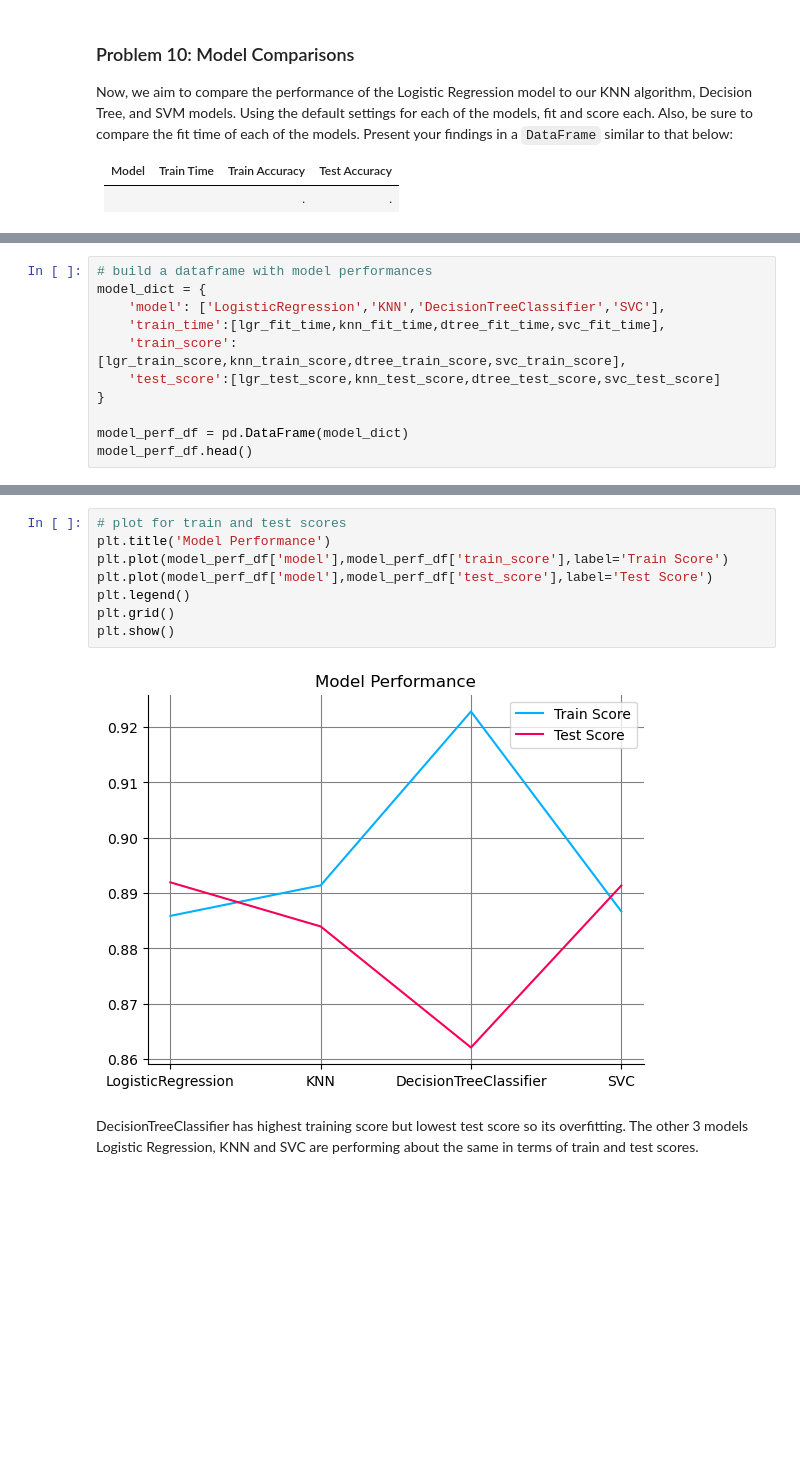
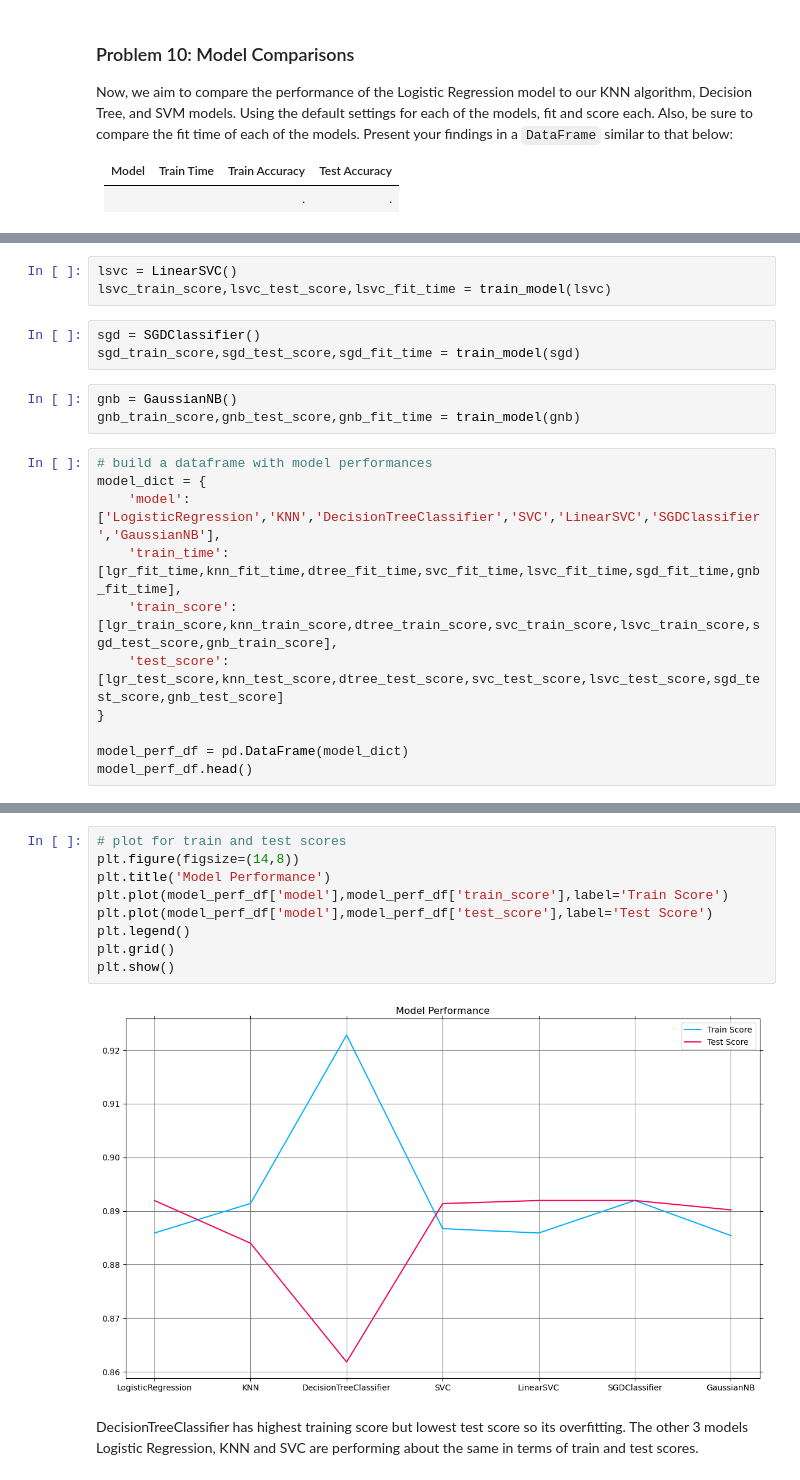
Before and after one commit to trguduru/bank_marketing_prediction, a Jupyter notebook: prompt_III.ipynb, the cells around one changed output, grey strips where cells are left out. Drawn from its saved outputs; the diff is of its cells as text; blank space fills up the shorter version.

Commit message:
added model tuning

```diff
--- a/prompt_III.ipynb
+++ b/prompt_III.ipynb
@@ -523,10 +525,19 @@ print(svc_train_score,svc_test_score,svc_fit_time)
+# %%
+lsvc = LinearSVC()
+lsvc_train_score,lsvc_test_score,lsvc_fit_time = train_model(lsvc)
+# %%
+sgd = SGDClassifier()
+sgd_train_score,sgd_test_score,sgd_fit_time = train_model(sgd)
+# %%
+gnb = GaussianNB()
+gnb_train_score,gnb_test_score,gnb_fit_time = train_model(gnb)
 # %%
 # build a dataframe with model performances
 model_dict = {
-    'model': ['LogisticRegression','KNN','DecisionTreeClassifier','SVC'],
-    'train_time':[lgr_fit_time,knn_fit_time,dtree_fit_time,svc_fit_time],
-    'train_score':[lgr_train_score,knn_train_score,dtree_train_score,svc_train_score],
-    'test_score':[lgr_test_score,knn_test_score,dtree_test_score,svc_test_score]
+    'model': ['LogisticRegression','KNN','DecisionTreeClassifier','SVC','LinearSVC','SGDClassifier','GaussianNB'],
+    'train_time':[lgr_fit_time,knn_fit_time,dtree_fit_time,svc_fit_time,lsvc_fit_time,sgd_fit_time,gnb_fit_time],
+    'train_score':[lgr_train_score,knn_train_score,dtree_train_score,svc_train_score,lsvc_train_score,sgd_test_score,gnb_train_score],
+    'test_score':[lgr_test_score,knn_test_score,dtree_test_score,svc_test_score,lsvc_test_score,sgd_test_score,gnb_test_score]
 }
 
 model_perf_df = pd.DataFrame(model_dict)
@@ -540,13 +552,14 @@ model_perf_df.head()
 # %%
 # plot for train and test scores
+plt.figure(figsize=(14,8))
 plt.title('Model Performance')
 plt.plot(model_perf_df['model'],model_perf_df['train_score'],label='Train Score')
 plt.plot(model_perf_df['model'],model_perf_df['test_score'],label='Test Score')
 plt.legend()
 plt.grid()
 plt.show()
 # %% [output]
-[figure, old version]
+[figure, new version]
 # %% [markdown]
 DecisionTreeClassifier has highest training score but lowest test score so its overfitting. The other 3 models Logistic Regression, KNN and SVC are performing about the same in terms of train and test scores.
 # %%
```
Also changed, not shown: parts of 30 cells of this notebook.
